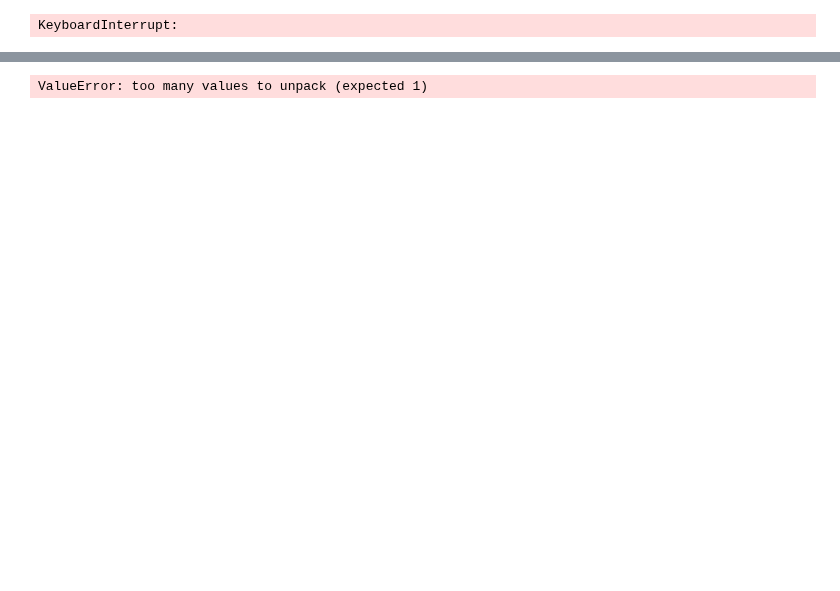
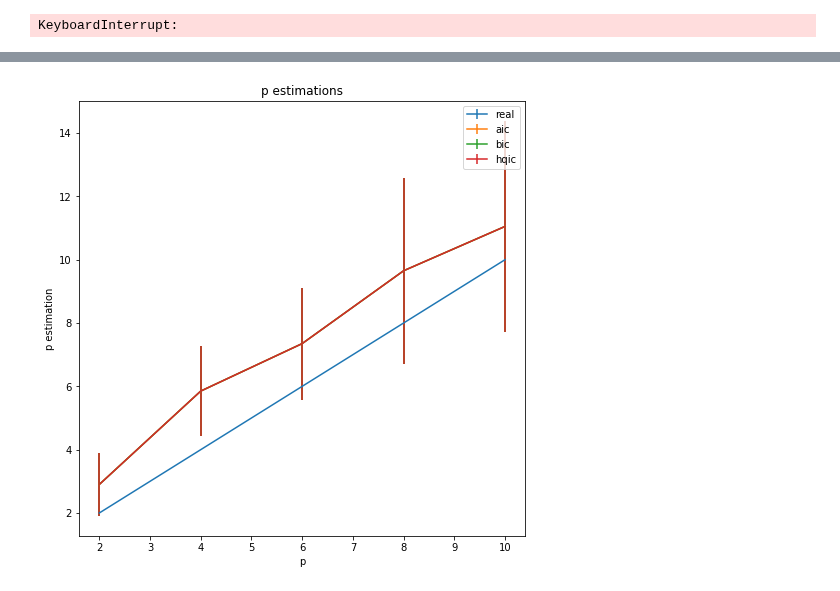
Before and after one commit to danthe96/CIoTS, a Jupyter notebook: first_experiments.ipynb, the cells around one changed output, grey strips where cells are left out. Drawn from its saved outputs; the diff is of its cells as text; code cells hidden in the pictures; blank space fills up the shorter version.

```diff
--- a/first_experiments.ipynb
+++ b/first_experiments.ipynb
@@ -90,25 +75,20 @@ ValueError: too many values to unpack (expected 1)
 # %%
 plt.figure(figsize=(8,8))
 plt.title('p estimations')
 plt.xlabel('p')
 plt.ylabel('p estimation')
 
-handles = []
-labels = []
-real, = plt.errorbar(x=max_ps,
-                     y=max_ps,
-                     yerr=0,
-                     label='real')
-handles.append(real)
-labels.append('real')
+plt.errorbar(x=range(2, 12, 2),
+             y=range(2, 12, 2),
+             yerr=0,
+             label='real')
+
 for ic in ics:
-    handle, label = plt.errorbar(x=p_estimations.loc[p_estimations['method']==ic, 'p'],
-                                 y=p_estimations.loc[p_estimations['method']==ic, 'mean_p'],
-                                 yerr=p_estimations.loc[p_estimations['method']==ic, 'std_p'],
-                                 label=ic)
-    handles.append(handle)
-    labels.append(label)
-plt.legend(handles, labels)
+    plt.errorbar(x=p_estimations.loc[p_estimations['method']==ic, 'p'],
+                 y=p_estimations.loc[p_estimations['method']==ic, 'mean_p'],
+                 yerr=p_estimations.loc[p_estimations['method']==ic, 'std_p'],
+                 label=ic)
+plt.legend()
 plt.show()
 # %% [output]
-ValueError: too many values to unpack (expected 1)
+[figure, added]
```
Also changed, not shown: parts of 6 cells of this notebook.
